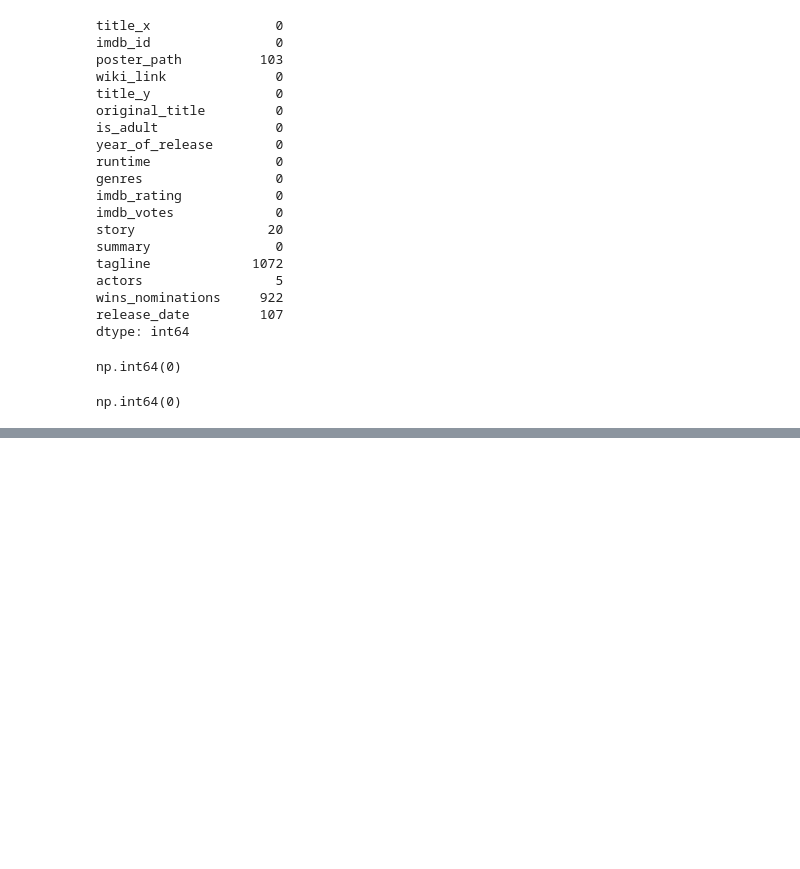
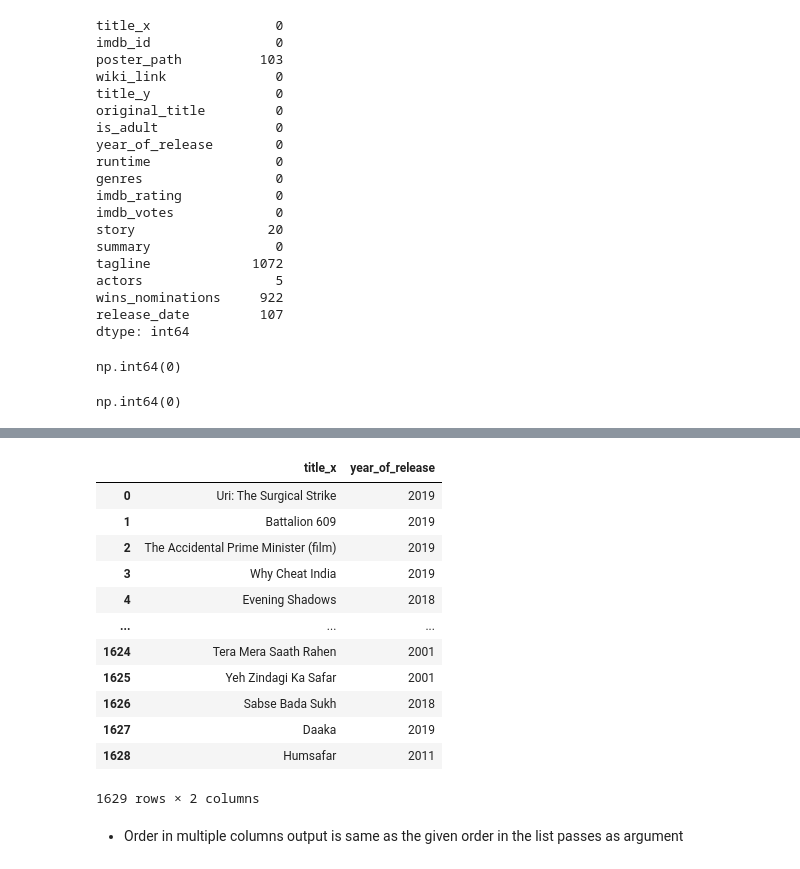
Before and after one commit to Lakshya-Ag09/Data-Science-Analysis, a Jupyter notebook: Pandas_02.ipynb, the cells around one changed output, grey strips where cells are left out. Saved outputs shown, nothing was run; the diff lists cells and outputs as text; code cells hidden in the pictures; blank space fills up the shorter version.

```diff
--- a/Pandas_02.ipynb
+++ b/Pandas_02.ipynb
@@ -266,0 +358,19 @@ movies.head(1)
+# %%
+# multiple columns
+movies[['title_x', 'year_of_release']] # Multiple columns fetched is outputed in dataframe
+# %% [output]
+|  | title_x | year_of_release |
+| 0 | Uri: The Surgical Strike | 2019 |
+| 1 | Battalion 609 | 2019 |
+| 2 | The Accidental Prime Minister (film) | 2019 |
+| 3 | Why Cheat India | 2019 |
+| 4 | Evening Shadows | 2018 |
+| ... | ... | ... |
+| 1624 | Tera Mera Saath Rahen | 2001 |
+| 1625 | Yeh Zindagi Ka Safar | 2001 |
+| 1626 | Sabse Bada Sukh | 2018 |
+| 1627 | Daaka | 2019 |
+| 1628 | Humsafar | 2011 |
+1629 rows × 2 columns
+# %% [markdown]
+- Order in multiple columns output is same as the given order in the list passes as argument
```
Also changed, not shown: parts of 34 cells of this notebook.
